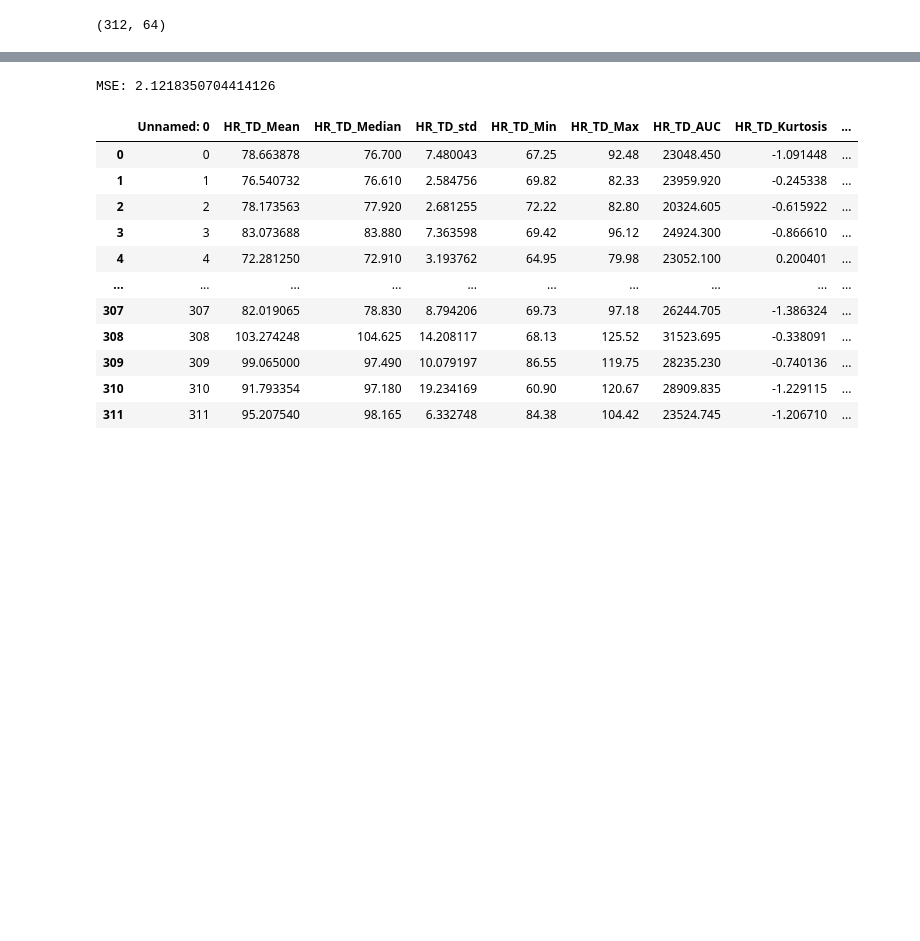
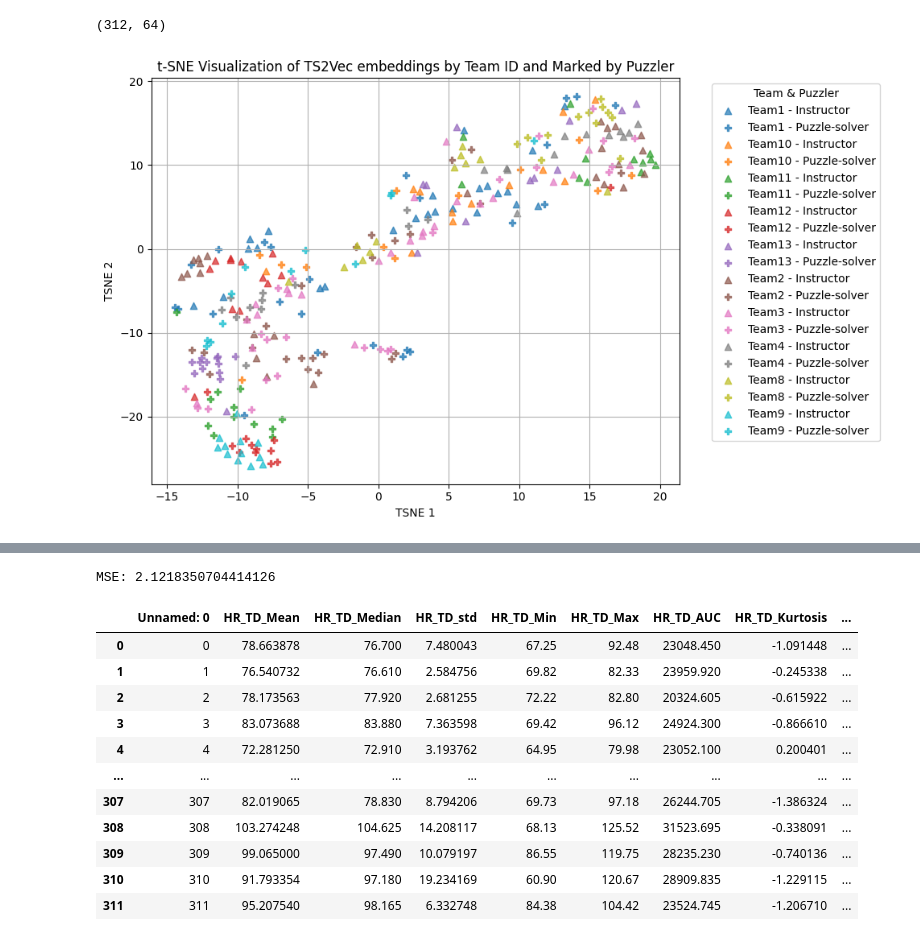
Before and after one commit to BjarkeErichsen/unsupervised-cda-proj-2, a Jupyter notebook: timeseries_model.ipynb, the cells around one changed output, grey strips where cells are left out. Cells and saved outputs as stored; diff of their text form; code cells hidden in the pictures; blank space fills up the shorter version.

```diff
--- a/timeseries_model.ipynb
+++ b/timeseries_model.ipynb
@@ -126,0 +167,3 @@ data.to_csv("data_with_all_embeddings.csv", index=False)
+# %%
+data = pd.read_csv('data/HR_data_2_embeddings_all.csv')
+data.head()
@@ -127,13 +215,13 @@ data.to_csv("data_with_all_embeddings.csv", index=False)
 # %%
 ##save data as csv under name 'HR_data_2_embeddings.csv'
-data.to_csv('data/HR_data_2_embeddings.csv', index=False)
+#data.to_csv('data/HR_data_2_embeddings.csv', index=False)
 
 #use ast literal_eval to convert string to list
-#import ast
-#data['HR_embeddings'] = data['HR_embeddings'].apply(ast.literal_eval)
-#data['EDA_embeddings'] = data['EDA_embeddings'].apply(ast.literal_eval)
-#data['BVP_embeddings'] = data['BVP_embeddings'].apply(ast.literal_eval)
-#data['TEMP_embeddings'] = data['TEMP_embeddings'].apply(ast.literal_eval)
+import ast
+data['HR_embeddings'] = data['HR_embeddings'].apply(ast.literal_eval)
+data['EDA_embeddings'] = data['EDA_embeddings'].apply(ast.literal_eval)
+data['BVP_embeddings'] = data['BVP_embeddings'].apply(ast.literal_eval)
+data['TEMP_embeddings'] = data['TEMP_embeddings'].apply(ast.literal_eval)
 # %%
 #convert to numpy array
 hr_embeddings = np.array(data['HR_embeddings'].tolist())
@@ -145,3 +233,36 @@ all_embeddings = np.hstack((hr_embeddings, eda_embeddings, bvp_embeddings, temp_
 all_embeddings.shape
 # %% [output]
 (312, 64)
+# %%
+import matplotlib.pyplot as plt
+
+teams = sorted(data['Team_ID'].unique())  # Ensures consistent color mapping
+
+# Use a qualitative colormap suitable for categories
+cmap = plt.cm.get_cmap('tab10', len(teams))
+team_colors = {team: cmap(i) for i, team in enumerate(teams)}
+
+plt.figure(figsize=(10, 6))
+
+# Plot each team with marker style based on 'Puzzler'
+for team in teams:
+    for puzzler_value, marker in zip([0, 1], ['^', 'P']):
+        subset = data[(data['Team_ID'] == team) &
+                    (data['Puzzler'] == puzzler_value)]
+
+        if not subset.empty:
+            plt.scatter(subset['tsne_1'], subset['tsne_2'],
+                        label=f"{team} - {'Puzzle-solver' if puzzler_value else 'Instructor'}",
+                        color=team_colors[team],
+                        marker=marker,
+                        alpha=0.7)
+
+plt.title("t-SNE Visualization of TS2Vec embeddings by Team ID and Marked by Puzzler")
+plt.xlabel("TSNE 1")
+plt.ylabel("TSNE 2")
+plt.legend(title="Team & Puzzler", bbox_to_anchor=(1.05, 1), loc='upper left')
+plt.grid(True)
+plt.tight_layout()
+plt.show()
+# %% [output]
+[figure, added]
```
Also changed, not shown: parts of 21 cells of this notebook.
